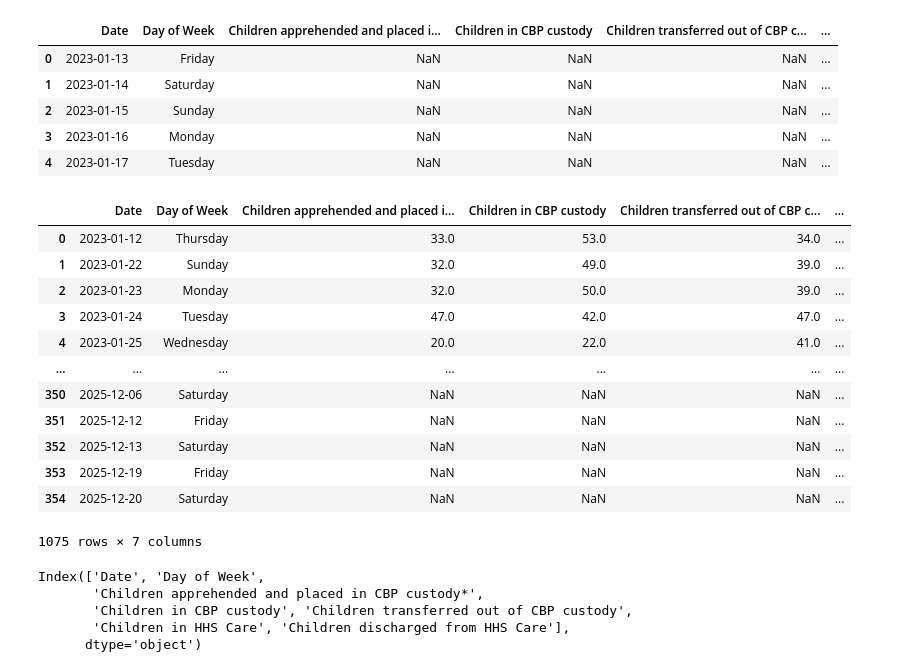
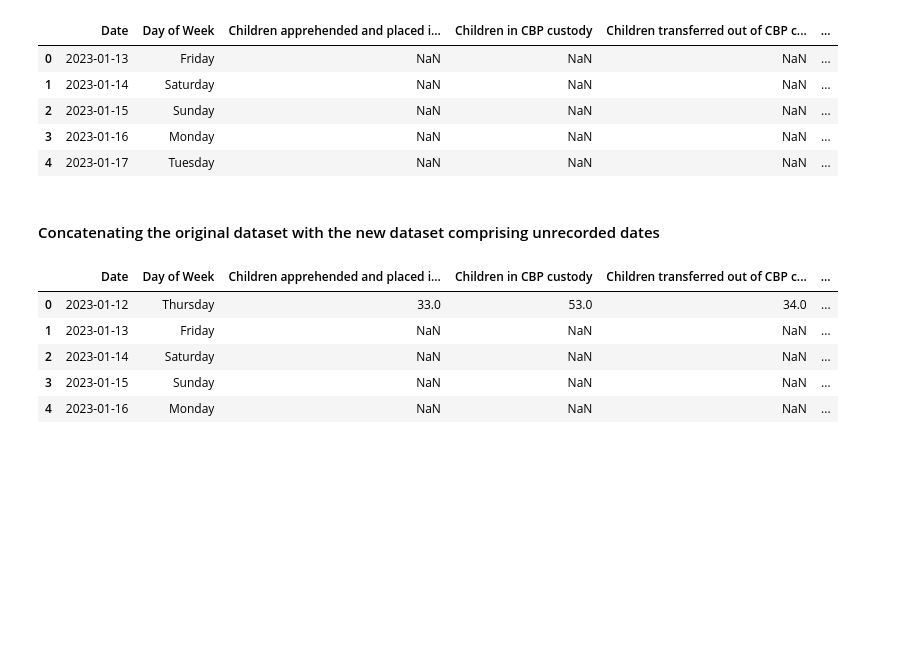
Before and after one commit to amithvardhan99/resume-projects, a Jupyter notebook: Predictive Forecasting of Care Load & Placement Demand/notebook.ipynb, the cells around one changed output. Saved outputs shown, nothing was run; the diff lists cells and outputs as text; code cells hidden in the pictures; blank space fills up the shorter version.

```diff
--- a/Predictive Forecasting of Care Load & Placement Demand/notebook.ipynb
+++ b/Predictive Forecasting of Care Load & Placement Demand/notebook.ipynb
@@ -98,28 +107,15 @@ df_2.head()
 | 2 | 2023-01-15 | Sunday | NaN | NaN | NaN | ... |
 | 3 | 2023-01-16 | Monday | NaN | NaN | NaN | ... |
 | 4 | 2023-01-17 | Tuesday | NaN | NaN | NaN | ... |
+# %% [markdown]
+#### Concatenating the original dataset with the new dataset comprising unrecorded dates
 # %%
-df_3 = pd.concat([df,df_2])
-df_3
+df_3 = pd.concat([df,df_2]).sort_values(by=["Date"]).reset_index(drop=True)
+df_3.head()
 # %% [output]
 |  | Date | Day of Week | Children apprehended and placed i... | Children in CBP custody | Children transferred out of CBP c... | ... |
 | 0 | 2023-01-12 | Thursday | 33.0 | 53.0 | 34.0 | ... |
-| 1 | 2023-01-22 | Sunday | 32.0 | 49.0 | 39.0 | ... |
-| 2 | 2023-01-23 | Monday | 32.0 | 50.0 | 39.0 | ... |
-| 3 | 2023-01-24 | Tuesday | 47.0 | 42.0 | 47.0 | ... |
-| 4 | 2023-01-25 | Wednesday | 20.0 | 22.0 | 41.0 | ... |
-| ... | ... | ... | ... | ... | ... | ... |
-| 350 | 2025-12-06 | Saturday | NaN | NaN | NaN | ... |
-| 351 | 2025-12-12 | Friday | NaN | NaN | NaN | ... |
-| 352 | 2025-12-13 | Saturday | NaN | NaN | NaN | ... |
-| 353 | 2025-12-19 | Friday | NaN | NaN | NaN | ... |
-| 354 | 2025-12-20 | Saturday | NaN | NaN | NaN | ... |
+| 1 | 2023-01-13 | Friday | NaN | NaN | NaN | ... |
+| 2 | 2023-01-14 | Saturday | NaN | NaN | NaN | ... |
+| 3 | 2023-01-15 | Sunday | NaN | NaN | NaN | ... |
+| 4 | 2023-01-16 | Monday | NaN | NaN | NaN | ... |
-1075 rows × 7 columns
-# %%
-df_2.columns
-# %% [output]
-Index(['Date', 'Day of Week',
-       'Children apprehended and placed in CBP custody*',
-       'Children in CBP custody', 'Children transferred out of CBP custody',
-       'Children in HHS Care', 'Children discharged from HHS Care'],
-      dtype='object')
```
Also changed, not shown: parts of 17 cells of this notebook.
